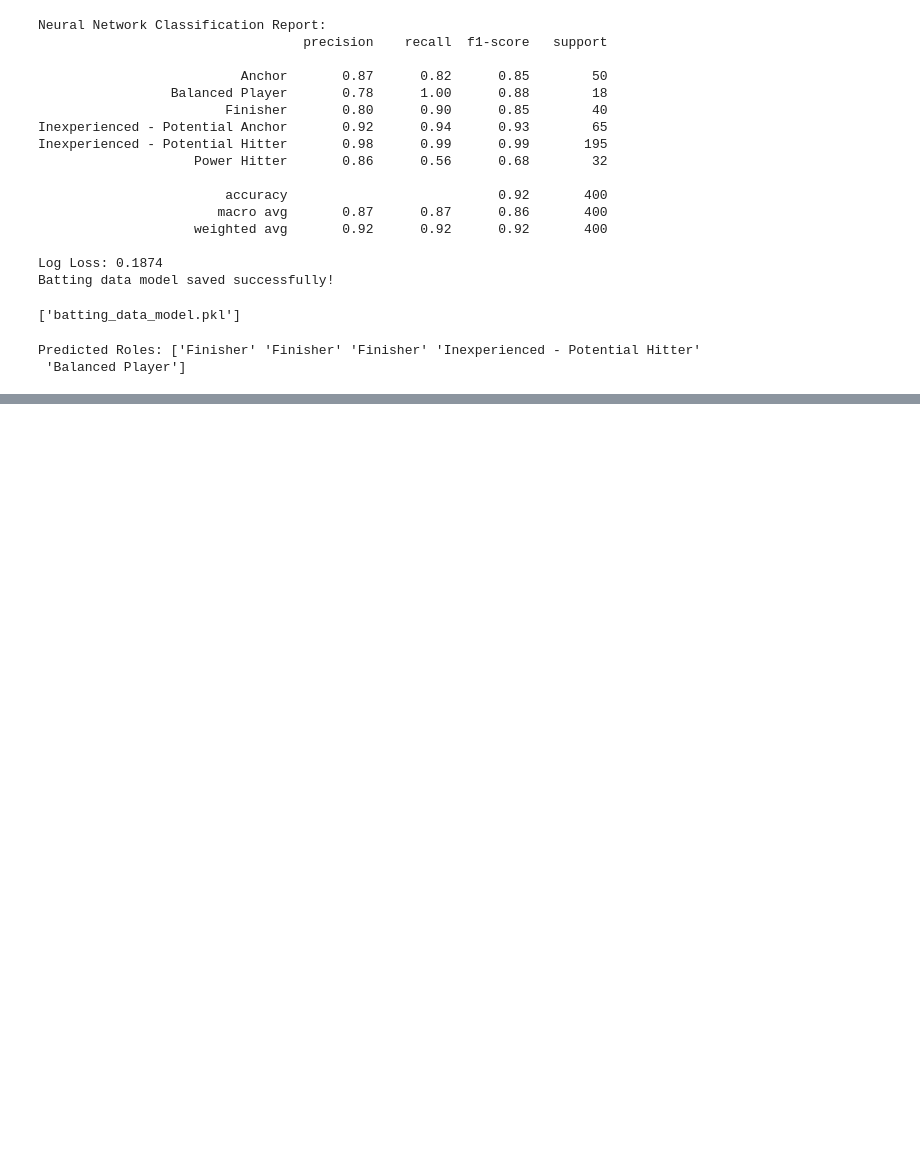
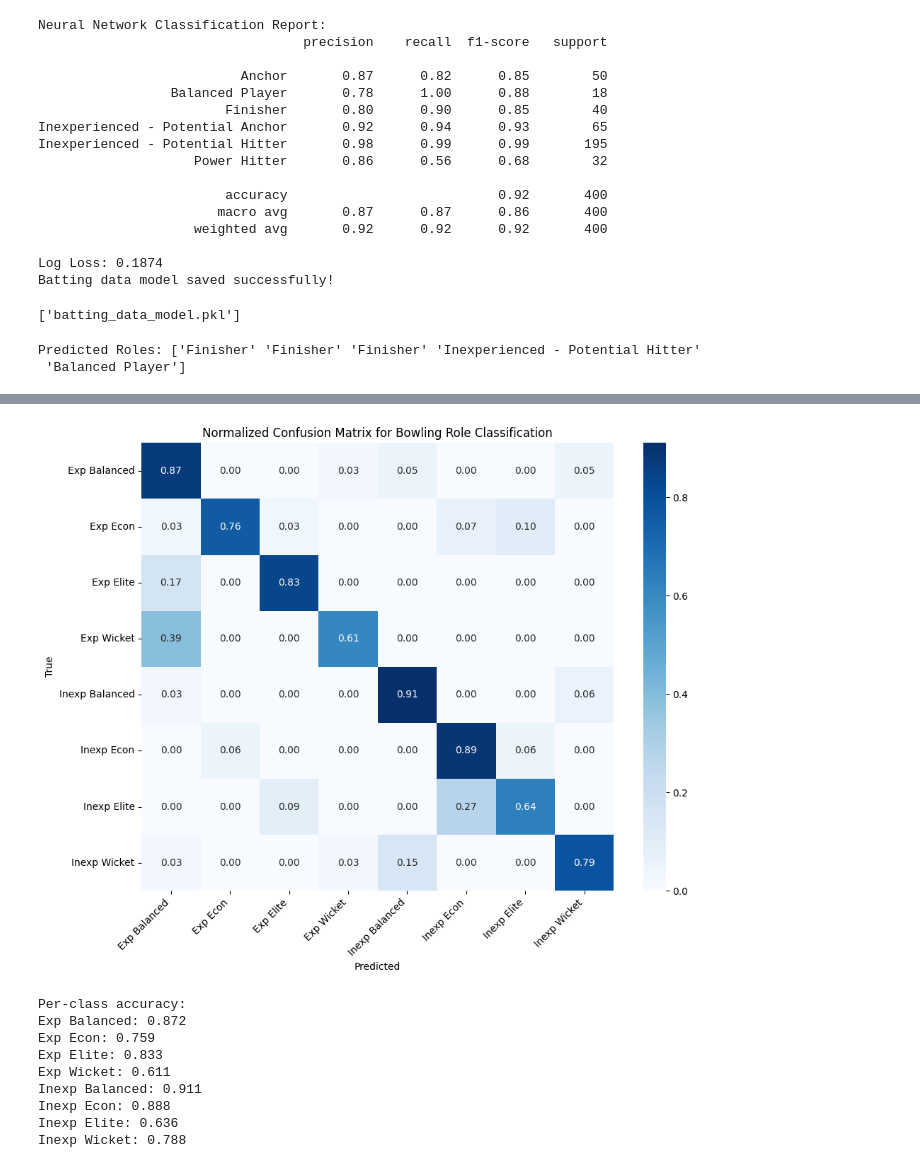
Before and after one commit to Pratyush038/Cricklytics, a Jupyter notebook: main.ipynb, the cells around one changed output, grey strips where cells are left out. Cells and saved outputs as stored; diff of their text form; code cells hidden in the pictures; blank space fills up the shorter version.

```diff
--- a/main.ipynb
+++ b/main.ipynb
@@ -64,6 +64,7 @@ def extract_bowling_data(html_content):
             "mat": cols[2].text.strip(),
             "wickets": cols[7].text.strip(),
             "econ": cols[10].text.strip(),
+            "sr": cols[11].text.strip(),
         }
         bowling_data.append(temp_data)
     return bowling_data
@@ -683,0 +1643,63 @@ Predicted Roles: ['Finisher' 'Finisher' 'Finisher' 'Inexperienced - Potential Hi
+# %%
+# Generate and plot normalized confusion matrix for bowlers
+from sklearn.metrics import confusion_matrix
+import matplotlib.pyplot as plt
+import seaborn as sns
+import numpy as np
+
+# Generate confusion matrix
+cm = confusion_matrix(y_test, y_pred_nn)
+
+# Normalize the confusion matrix
+cm_normalized = cm.astype('float') / cm.sum(axis=1)[:, np.newaxis]
+
+# Get unique classes
+classes = np.unique(y_test)
+
+# Create abbreviated labels for better display
+abbreviated_labels = {
+    "Experienced Elite Bowler": "Exp Elite",
+    "Experienced Wicket Taker": "Exp Wicket",
+    "Experienced Economist": "Exp Econ",
+    "Experienced Balanced Bowler": "Exp Balanced",
+    "Inexperienced Elite Bowler": "Inexp Elite",
+    "Inexperienced Wicket Taker": "Inexp Wicket",
+    "Inexperienced Economist": "Inexp Econ",
+    "Inexperienced Balanced Bowler": "Inexp Balanced"
+}
+
+# Map full names to abbreviations
+short_labels = [abbreviated_labels.get(label, label) for label in classes]
+
+plt.figure(figsize=(10, 8))
+sns.heatmap(cm_normalized,
+            annot=True,
+            fmt='.2f',
+            cmap='Blues',
+            xticklabels=short_labels,
+            yticklabels=short_labels)
+
+plt.xlabel('Predicted')
+plt.ylabel('True')
+plt.title('Normalized Confusion Matrix for Bowling Role Classification')
+plt.xticks(rotation=45, ha='right')
+plt.yticks(rotation=0)
+plt.tight_layout()
+plt.show()
+
+# Print accuracy per class
+print("Per-class accuracy:")
+for i, class_name in enumerate(classes):
+    class_accuracy = cm_normalized[i, i]
+    print(f"{abbreviated_labels.get(class_name, class_name)}: {class_accuracy:.3f}")
+# %% [output]
+[figure, added]
+Per-class accuracy:
+Exp Balanced: 0.872
+Exp Econ: 0.759
+Exp Elite: 0.833
+Exp Wicket: 0.611
+Inexp Balanced: 0.911
+Inexp Econ: 0.888
+Inexp Elite: 0.636
+Inexp Wicket: 0.788
```
Also changed, not shown: parts of 17 cells of this notebook, 10 other files.
